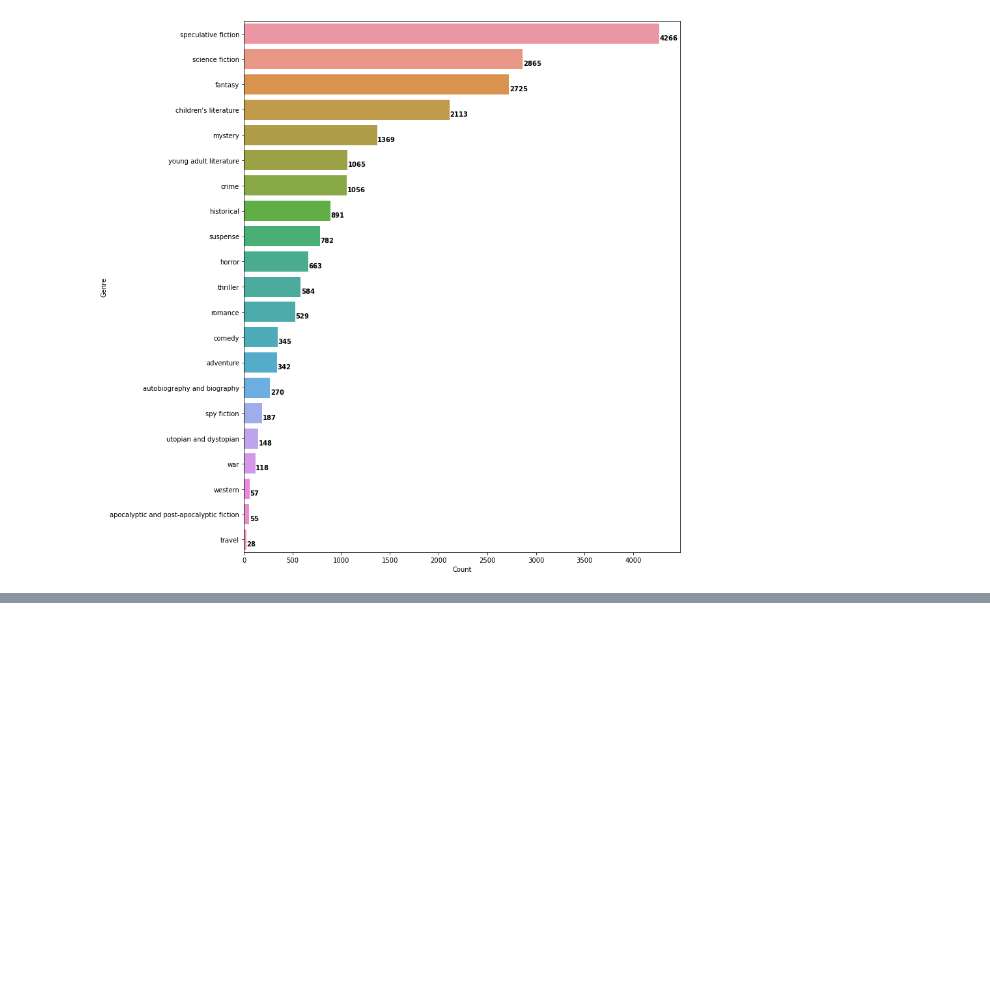
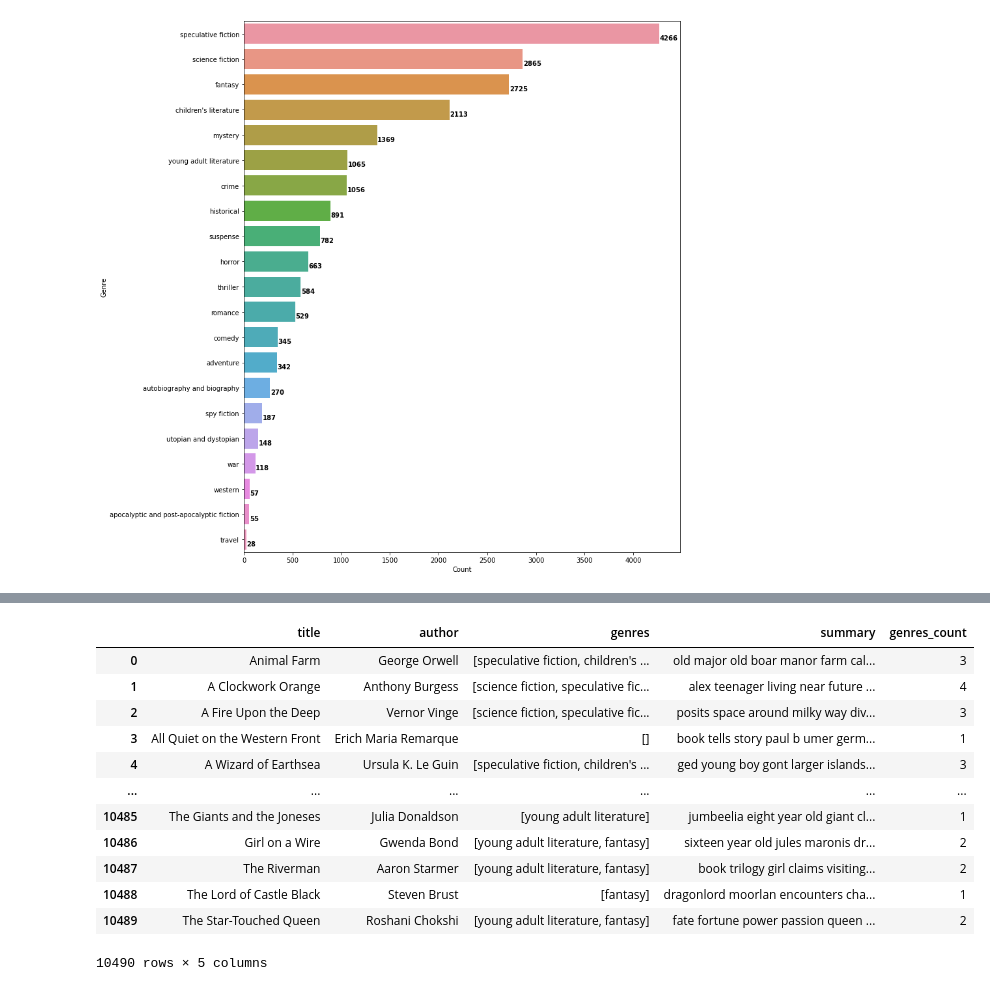
Before and after one commit to pyngo05/book_genre_ml_classification, a Jupyter notebook: Multi-label Classification of Books.ipynb, the cells around one changed output, grey strips where cells are left out. Drawn from its saved outputs; the diff is of its cells as text; code cells hidden in the pictures; blank space fills up the shorter version.

```diff
--- a/Multi-label Classification of Books.ipynb
+++ b/Multi-label Classification of Books.ipynb
@@ -500,0 +547,19 @@ books
+# %%
+# TESTING
+
+books['genres'] = books['genres'].apply(transform_genres2)
+books
+# %% [output]
+|  | title | author | genres | summary | genres_count |
+| 0 | Animal Farm | George Orwell | [speculative fiction, children's ... | old major old boar manor farm cal... | 3 |
+| 1 | A Clockwork Orange | Anthony Burgess | [science fiction, speculative fic... | alex teenager living near future ... | 4 |
+| 2 | A Fire Upon the Deep | Vernor Vinge | [science fiction, speculative fic... | posits space around milky way div... | 3 |
+| 3 | All Quiet on the Western Front | Erich Maria Remarque | [] | book tells story paul b umer germ... | 1 |
+| 4 | A Wizard of Earthsea | Ursula K. Le Guin | [speculative fiction, children's ... | ged young boy gont larger islands... | 3 |
+| ... | ... | ... | ... | ... | ... |
+| 10485 | The Giants and the Joneses | Julia Donaldson | [young adult literature] | jumbeelia eight year old giant cl... | 1 |
+| 10486 | Girl on a Wire | Gwenda Bond | [young adult literature, fantasy] | sixteen year old jules maronis dr... | 2 |
+| 10487 | The Riverman | Aaron Starmer | [young adult literature, fantasy] | book trilogy girl claims visiting... | 2 |
+| 10488 | The Lord of Castle Black | Steven Brust | [fantasy] | dragonlord moorlan encounters cha... | 1 |
+| 10489 | The Star-Touched Queen | Roshani Chokshi | [young adult literature, fantasy] | fate fortune power passion queen ... | 2 |
+10490 rows × 5 columns
```
Also changed, not shown: parts of 57 cells of this notebook.
